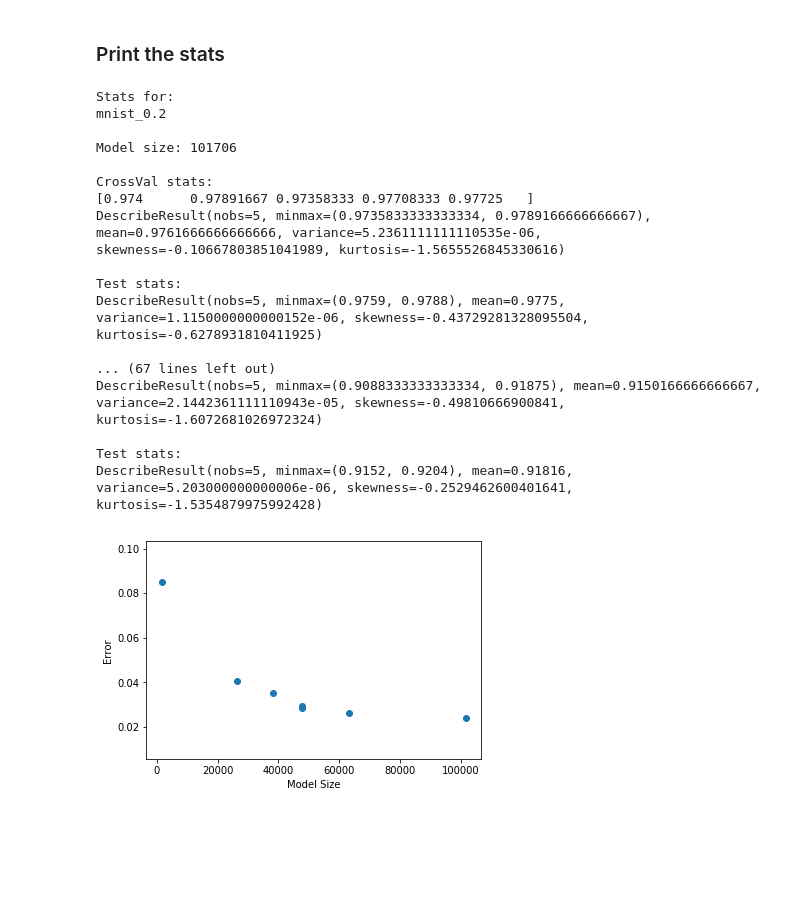
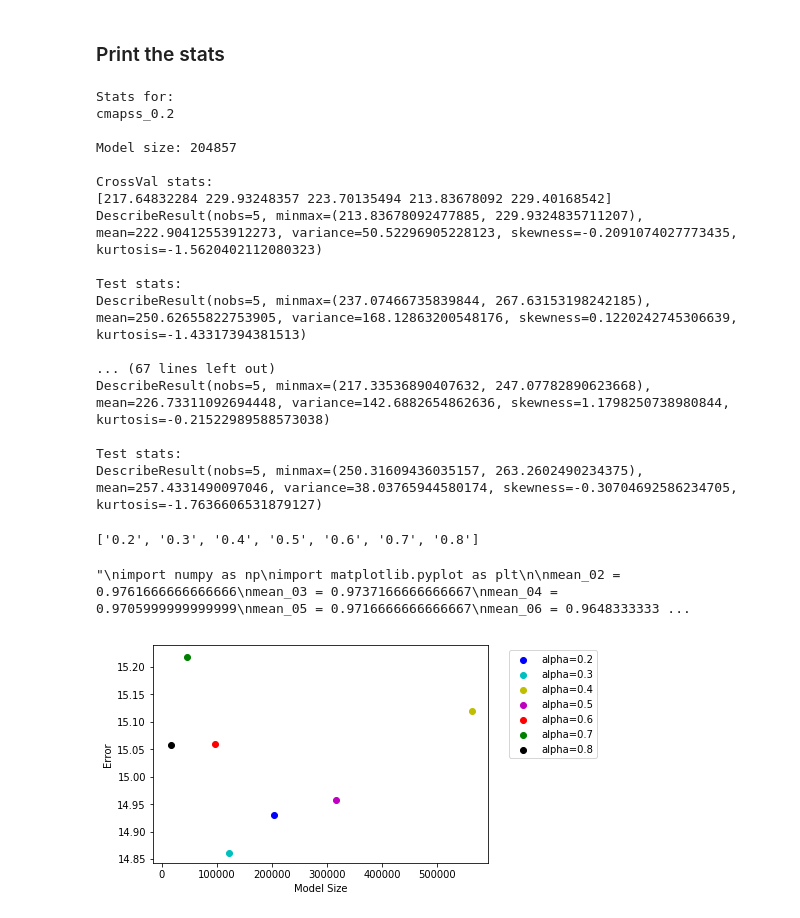
Before and after one commit to dlaredo/automatic_model_selection, a Jupyter notebook: code/TestBestModels.ipynb, the cells around one changed output. Drawn from its saved outputs; the diff is of its cells as text; code cells hidden in the pictures; blank space fills up the shorter version.

Commit message:
generating results for CMAPSS

```diff
--- a/code/TestBestModels.ipynb
+++ b/code/TestBestModels.ipynb
@@ -238,39 +343,58 @@ Epoch 100/100
 # %% [markdown]
 ### Print the stats
 # %%
+model_sizes = []
+cv_errors = []
+test_errors = []
+alphas = []
+
 for key in results.keys():
 
     print("\nStats for: ")
     print(key)
     evaluations_cv, evaluations_test, model_size = results[key]
 
+
     print("\nModel size: %d"%model_size)
 
     print("\nCrossVal stats: ")
     print(evaluations_cv)
-    print(stats.describe(evaluations_cv))
+    cv_stats = stats.describe(evaluations_cv)
+    print(cv_stats)
 
     print("\nTest stats: ")
-    print(stats.describe(evaluations_test))
+    test_stats = stats.describe(evaluations_test)
+    print(test_stats)
+
+    model_sizes.append(model_size)
+    cv_errors.append(cv_stats[2])
+    test_errors.append(test_stats[2])
+    key_alphas = key.split('_')
+    alphas.append(key_alphas[1])
 # %% [output]
 Stats for:
-mnist_0.2
+cmapss_0.2
 
-Model size: 101706
+Model size: 204857
 
 CrossVal stats:
-[0.974      0.97891667 0.97358333 0.97708333 0.97725   ]
-DescribeResult(nobs=5, minmax=(0.9735833333333334, 0.9789166666666667), mean=0.9761666666666666, variance=5.2361111111110535e-06, skewness=-0.10667803851041989, kurtosis=-1.5655526845330616)
+[217.64832284 229.93248357 223.70135494 213.83678092 229.40168542]
+DescribeResult(nobs=5, minmax=(213.83678092477885, 229.9324835711207), mean=222.90412553912273, variance=50.52296905228123, skewness=-0.2091074027773435, kurtosis=-1.5620402112080323)
 
 Test stats:
-DescribeResult(nobs=5, minmax=(0.9759, 0.9788), mean=0.9775, variance=1.1150000000000152e-06, skewness=-0.43729281328095504, kurtosis=-0.6278931810411925)
+DescribeResult(nobs=5, minmax=(237.07466735839844, 267.63153198242185), mean=250.62655822753905, variance=168.12863200548176, skewness=0.1220242745306639, kurtosis=-1.43317394381513)
 
 ... (67 lines left out)
-DescribeResult(nobs=5, minmax=(0.9088333333333334, 0.91875), mean=0.9150166666666667, variance=2.1442361111110943e-05, skewness=-0.49810666900841, kurtosis=-1.6072681026972324)
+DescribeResult(nobs=5, minmax=(217.33536890407632, 247.07782890623668), mean=226.73311092694448, variance=142.6882654862636, skewness=1.1798250738980844, kurtosis=-0.21522989588573038)
 
 Test stats:
-DescribeResult(nobs=5, minmax=(0.9152, 0.9204), mean=0.91816, variance=5.203000000000006e-06, skewness=-0.2529462600401641, kurtosis=-1.5354879975992428)
+DescribeResult(nobs=5, minmax=(250.31609436035157, 263.2602490234375), mean=257.4331490097046, variance=38.03765944580174, skewness=-0.30704692586234705, kurtosis=-1.7636606531879127)
+# %%
+print(alphas)
+# %% [output]
+['0.2', '0.3', '0.4', '0.5', '0.6', '0.7', '0.8']
 # %%
+"""
 import numpy as np
 import matplotlib.pyplot as plt
 
@@ -287,5 +411,40 @@ plt.scatter(size, error)
 plt.xlabel('Model Size')
 plt.ylabel('Error')
 plt.show()
+"""
 # %% [output]
-[figure, removed]
+"\nimport numpy as np\nimport matplotlib.pyplot as plt\n\nmean_02 = 0.9761666666666666\nmean_03 = 0.9737166666666667\nmean_04 = 0.9705999999999999\nmean_05 = 0.9716666666666667\nmean_06 = 0.9648333333 ...
+# %%
+import numpy as np
+import matplotlib.pyplot as plt
+
+'''
+mean_1 = 234
+mean_2 = 227
+mean_3 = 235
+mean_4 = 285
+mean_5 = 223
+mean_6 = 275
+mean_7 = 276
+size = [17009, 46073, 123217, 204857, 316369, 498657, 564009]
+error = [mean_1, mean_2, mean_3, mean_4, mean_5, mean_6, mean_7]
+'''
+
+np_sizes = np.array(model_sizes)
+np_cv_errors = np.array(np.sqrt(cv_errors))
+np_test_errors = np.array(np.sqrt(test_errors))
+np_alphas = np.array(alphas)
+colors = ['b', 'c', 'y', 'm', 'r', 'g', 'k']
+n1 = plt.scatter(np_sizes[0], np_cv_errors[0], color = colors[0], label = 'alpha='+np_alphas[0])
+n2 = plt.scatter(np_sizes[1], np_cv_errors[1], color = colors[1], label = 'alpha='+np_alphas[1])
+n3 = plt.scatter(np_sizes[2], np_cv_errors[2], color = colors[2], label = 'alpha='+np_alphas[2])
+n4 = plt.scatter(np_sizes[3], np_cv_errors[3], color = colors[3], label = 'alpha='+np_alphas[3])
+n5 = plt.scatter(np_sizes[4], np_cv_errors[4], color = colors[4], label = 'alpha='+np_alphas[4])
+n6 = plt.scatter(np_sizes[5], np_cv_errors[5], color = colors[5], label = 'alpha='+np_alphas[5])si
+n7 = plt.scatter(np_sizes[6], np_cv_errors[6], color = colors[6], label = 'alpha='+np_alphas[6])
+plt.legend(bbox_to_anchor=(1.05, 1),loc=2)
+plt.xlabel('Model Size')
+plt.ylabel('Error')
+plt.show()
+# %% [output]
+[figure, added]
```
Also changed, not shown: parts of 3 cells of this notebook, 1 other file.
